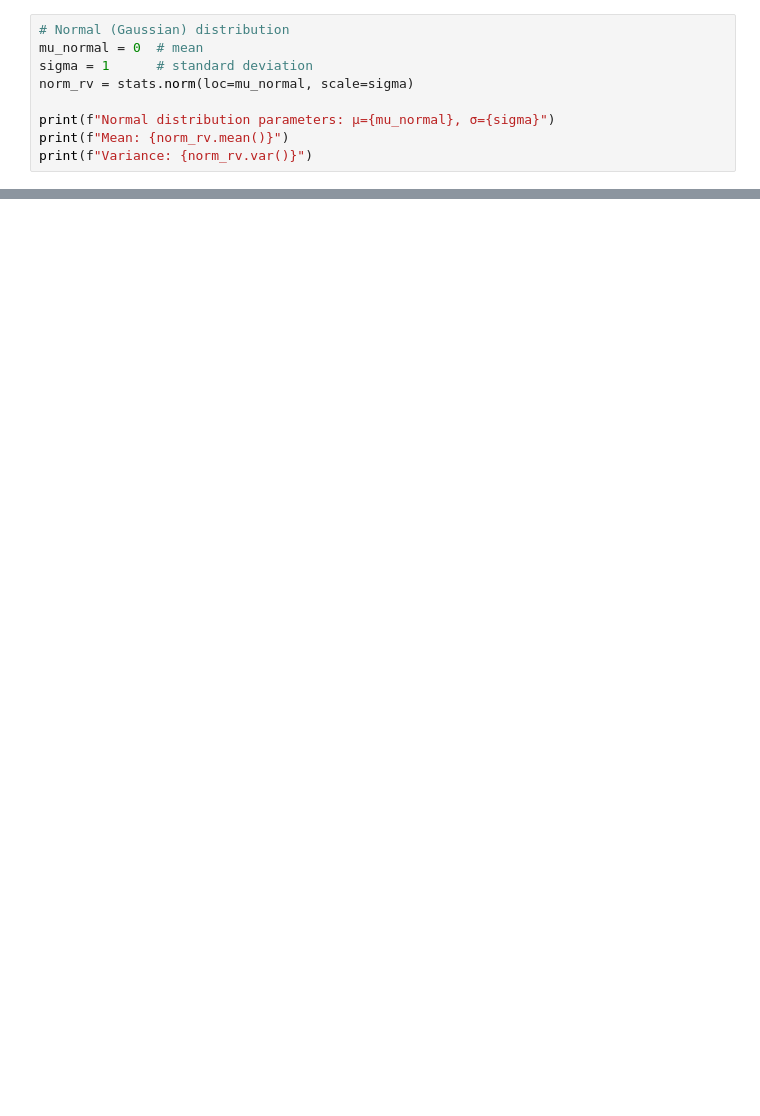
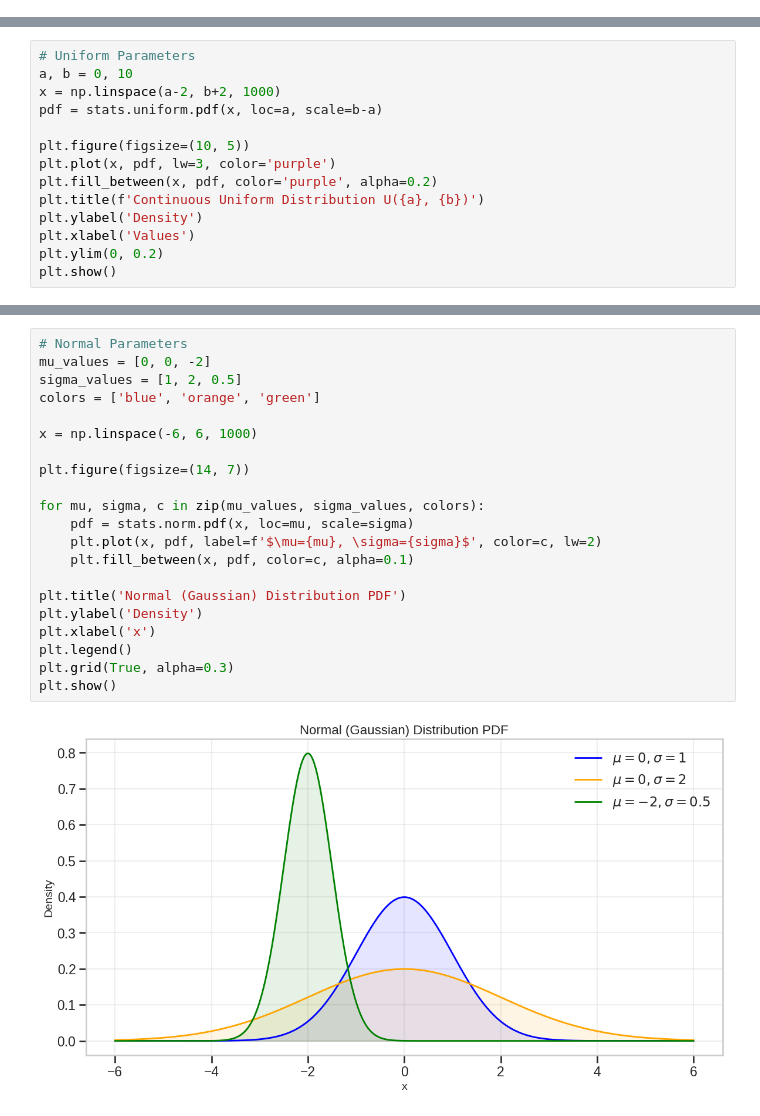
Before and after one commit to ammmanism/ml-from-scratch-lab, a Jupyter notebook: notebooks/00_math_foundations/probability_distributions.ipynb, the cells around one changed output, grey strips where cells are left out. Cells and saved outputs as stored; diff of their text form; blank space fills up the shorter version.

```diff
--- a/notebooks/00_math_foundations/probability_distributions.ipynb
+++ b/notebooks/00_math_foundations/probability_distributions.ipynb
@@ -168,9 +0,0 @@ Continuous distributions model outcomes that can take any value within a range.
-# %%
-# Normal (Gaussian) distribution
-mu_normal = 0  # mean
-sigma = 1      # standard deviation
-norm_rv = stats.norm(loc=mu_normal, scale=sigma)
-
-print(f"Normal distribution parameters: μ={mu_normal}, σ={sigma}")
-print(f"Mean: {norm_rv.mean()}")
-print(f"Variance: {norm_rv.var()}")
@@ -734,0 +213,14 @@ KL divergence D(fair||biased): 0.3219 bits
+# %%
+# Uniform Parameters
+a, b = 0, 10
+x = np.linspace(a-2, b+2, 1000)
+pdf = stats.uniform.pdf(x, loc=a, scale=b-a)
+
+plt.figure(figsize=(10, 5))
+plt.plot(x, pdf, lw=3, color='purple')
+plt.fill_between(x, pdf, color='purple', alpha=0.2)
+plt.title(f'Continuous Uniform Distribution U({a}, {b})')
+plt.ylabel('Density')
+plt.xlabel('Values')
+plt.ylim(0, 0.2)
+plt.show()
@@ -734,0 +244,23 @@ KL divergence D(fair||biased): 0.3219 bits
+# %%
+# Normal Parameters
+mu_values = [0, 0, -2]
+sigma_values = [1, 2, 0.5]
+colors = ['blue', 'orange', 'green']
+
+x = np.linspace(-6, 6, 1000)
+
+plt.figure(figsize=(14, 7))
+
+for mu, sigma, c in zip(mu_values, sigma_values, colors):
+    pdf = stats.norm.pdf(x, loc=mu, scale=sigma)
+    plt.plot(x, pdf, label=f'$\mu={mu}, \sigma={sigma}$', color=c, lw=2)
+    plt.fill_between(x, pdf, color=c, alpha=0.1)
+
+plt.title('Normal (Gaussian) Distribution PDF')
+plt.ylabel('Density')
+plt.xlabel('x')
+plt.legend()
+plt.grid(True, alpha=0.3)
+plt.show()
+# %% [output]
+[figure, added]
```
Also changed, not shown: parts of 63 cells of this notebook, 5 other files.
